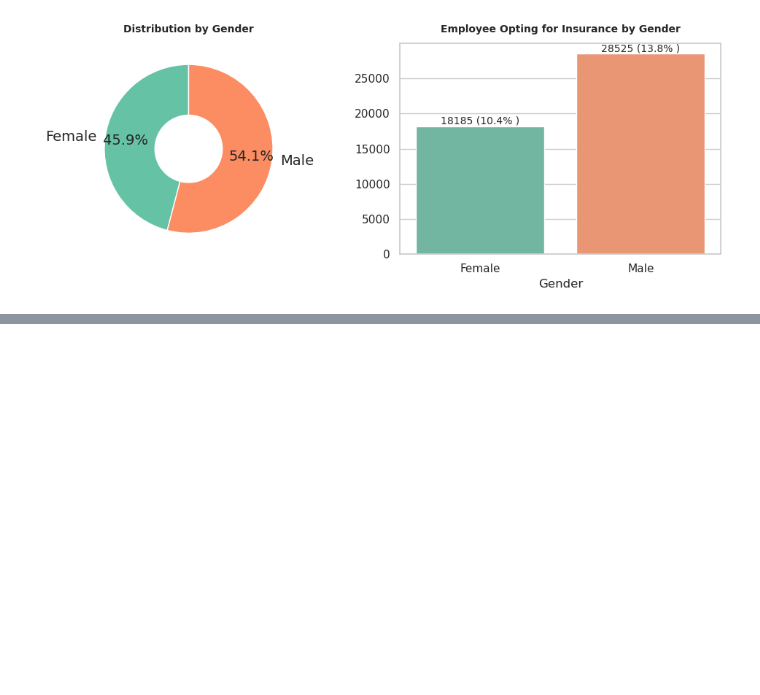
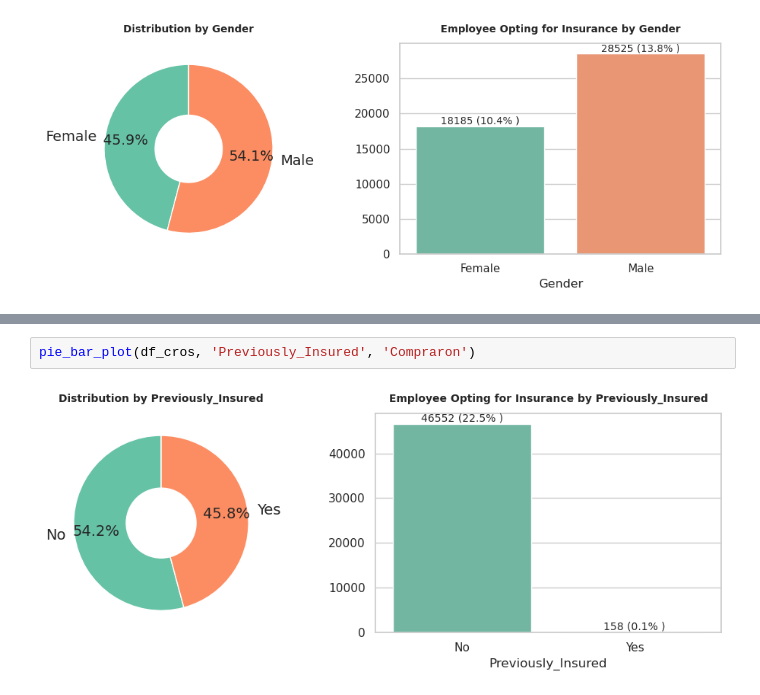
Before and after one commit to eligioEC/model-crosseling, a Jupyter notebook: notebooks/analisis_bivaraido.ipynb, the cells around one changed output, grey strips where cells are left out. Saved outputs shown, nothing was run; the diff lists cells and outputs as text; blank space fills up the shorter version.

```diff
--- a/notebooks/analisis_bivaraido.ipynb
+++ b/notebooks/analisis_bivaraido.ipynb
@@ -67,0 +73,4 @@ pie_bar_plot(df_cros, 'Gender', 'Compraron')
+# %%
+pie_bar_plot(df_cros, 'Previously_Insured', 'Compraron')
+# %% [output]
+[figure, added]
```
Also changed, not shown: parts of 21 cells of this notebook.
